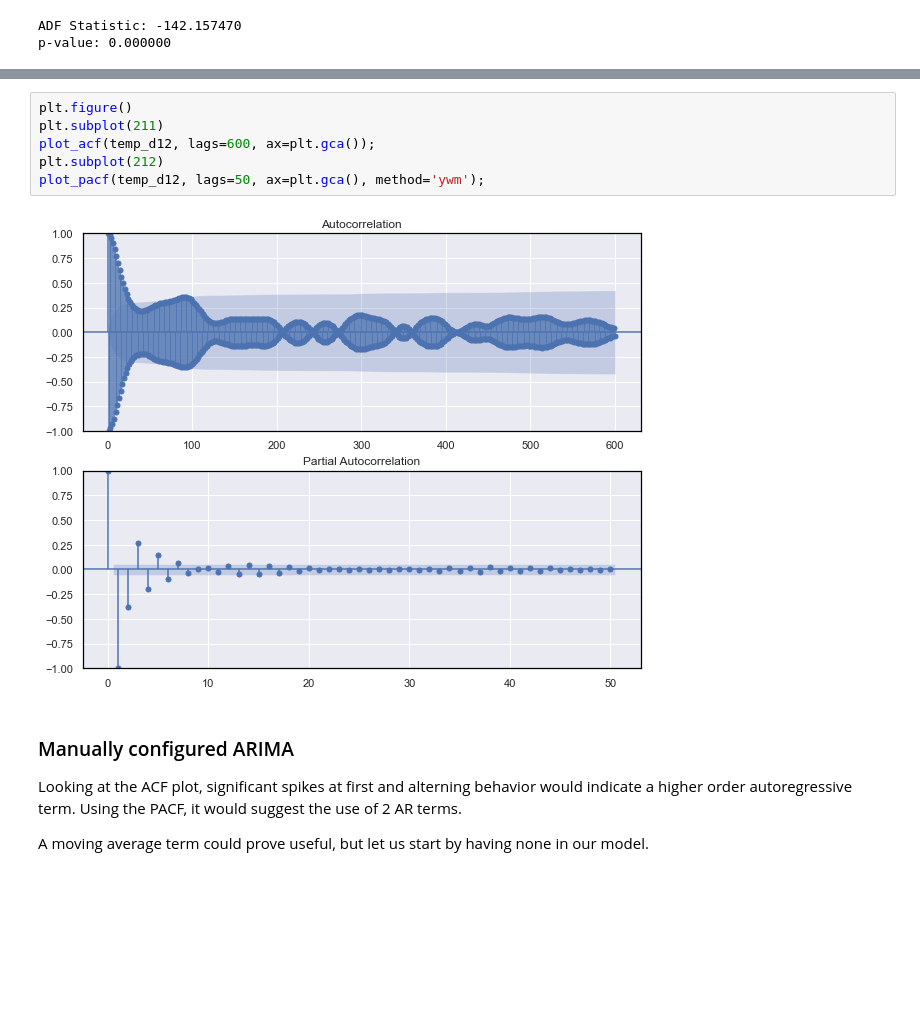
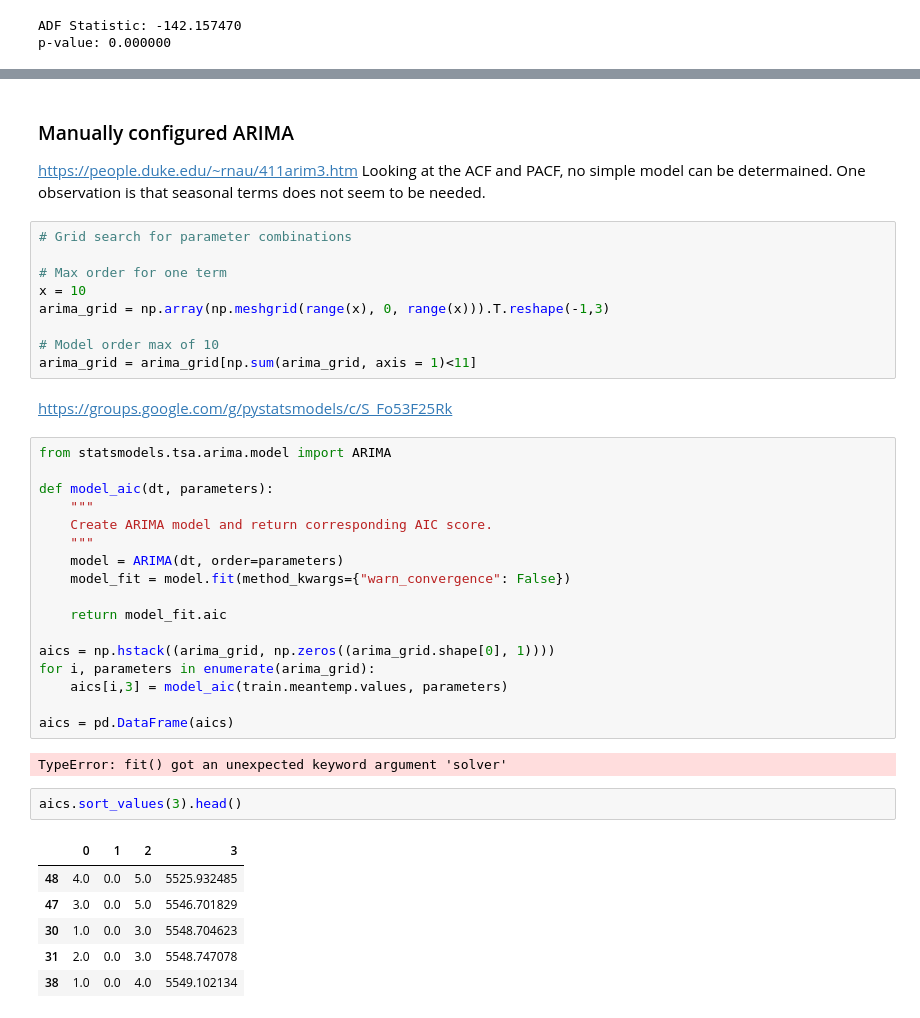
Before and after one commit to AndreasPalmgren/Weather-forecasting, a Jupyter notebook: Time Serie Analysis - Climate.ipynb, the cells around one changed output, grey strips where cells are left out. Saved outputs shown, nothing was run; the diff lists cells and outputs as text; blank space fills up the shorter version.

```diff
--- a/Time Serie Analysis - Climate.ipynb
+++ b/Time Serie Analysis - Climate.ipynb
@@ -260,14 +272,43 @@ plot_pacf(temp_d12, lags=50, ax=plt.gca(), method='ywm');
-# %%
-plt.figure()
-plt.subplot(211)
-plot_acf(temp_d12, lags=600, ax=plt.gca());
-plt.subplot(212)
-plot_pacf(temp_d12, lags=50, ax=plt.gca(), method='ywm');
-# %% [output]
-[figure, removed]
 # %% [markdown]
 ### Manually configured ARIMA
-
-Looking at the ACF plot, significant spikes at first and alterning behavior would indicate a higher order autoregressive term. Using the PACF, it would suggest the use of 2 AR terms.
-
-A moving average term could prove useful, but let us start by having none in our model.
+https://people.duke.edu/~rnau/411arim3.htm
+Looking at the ACF and PACF, no simple model can be determained. One observation is that seasonal terms does not seem to be needed.
+# %%
+# Grid search for parameter combinations
+
+# Max order for one term
+x = 10
+arima_grid = np.array(np.meshgrid(range(x), 0, range(x))).T.reshape(-1,3)
+
+# Model order max of 10
+arima_grid = arima_grid[np.sum(arima_grid, axis = 1)<11]
+# %% [markdown]
+https://groups.google.com/g/pystatsmodels/c/S_Fo53F25Rk
+# %%
+from statsmodels.tsa.arima.model import ARIMA
+
+def model_aic(dt, parameters):
+    """
+    Create ARIMA model and return corresponding AIC score.
+    """
+    model = ARIMA(dt, order=parameters)
+    model_fit = model.fit(method_kwargs={"warn_convergence": False})
+
+    return model_fit.aic
+
+aics = np.hstack((arima_grid, np.zeros((arima_grid.shape[0], 1))))
+for i, parameters in enumerate(arima_grid):
+    aics[i,3] = model_aic(train.meantemp.values, parameters)
+
+aics = pd.DataFrame(aics)
+# %% [output]
+TypeError: fit() got an unexpected keyword argument 'solver'
+# %%
+aics.sort_values(3).head()
+# %% [output]
+|  | 0 | 1 | 2 | 3 |
+| 48 | 4.0 | 0.0 | 5.0 | 5525.932485 |
+| 47 | 3.0 | 0.0 | 5.0 | 5546.701829 |
+| 30 | 1.0 | 0.0 | 3.0 | 5548.704623 |
+| 31 | 2.0 | 0.0 | 3.0 | 5548.747078 |
+| 38 | 1.0 | 0.0 | 4.0 | 5549.102134 |
```
Also changed, not shown: parts of 6 cells of this notebook.
